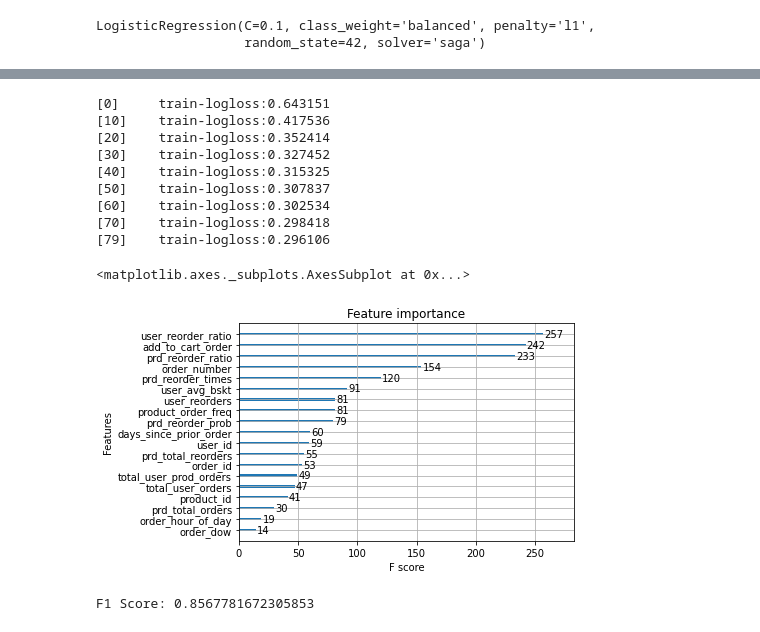
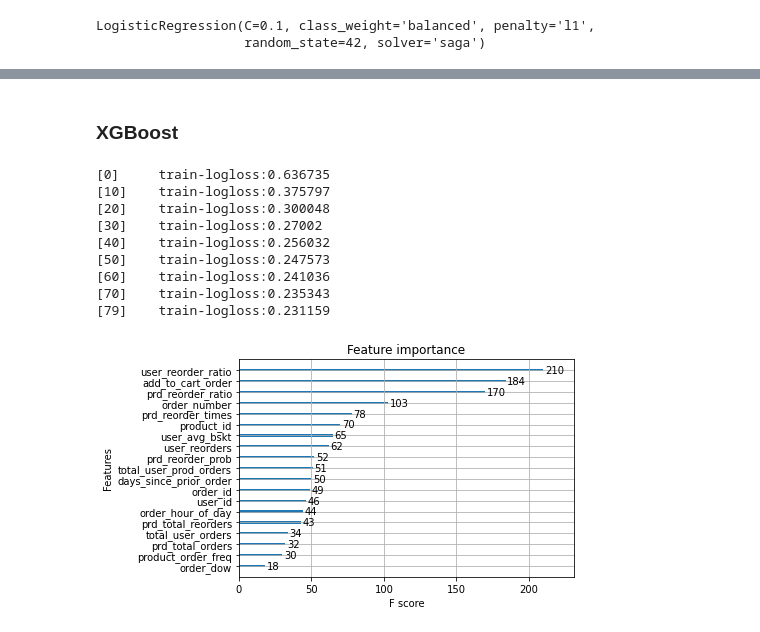
Before and after one commit to brandmend/Instacart_Basket_Prediction_Analysis, a Jupyter notebook: Instacart_EDA_Modeling_MBA.ipynb, the cells around one changed output, grey strips where cells are left out. Cells and saved outputs as stored; diff of their text form; code cells hidden in the pictures.

```diff
--- a/Instacart_EDA_Modeling_MBA.ipynb
+++ b/Instacart_EDA_Modeling_MBA.ipynb
@@ -660,31 +740,32 @@ import xgboost
+# %% [markdown]
+### XGBoost
 # %%
-# Instantiate and train model
+# Instantiate and train model to understand feature importance
 
-d_train = xgboost.DMatrix(X_train, y_train)
+d_train = xgb.DMatrix(X_train, y_train)
 xgb_params = {
     "objective"         : "reg:logistic"
     ,"eval_metric"      : "logloss"
     ,"eta"              : 0.1
     ,"max_depth"        : 6
     ,"min_child_weight" :10
     ,"gamma"            :0.70
     ,"subsample"        :0.76
     ,"colsample_bytree" :0.95
     ,"alpha"            :2e-05
     ,"lambda"           :10
 }
 watchlist= [(d_train, "train")]
-bst = xgboost.train(params=xgb_params, dtrain=d_train, num_boost_round=80, evals=watchlist, verbose_eval=10)
-xgboost.plot_importance(bst);
+bst = xgb.train(params=xgb_params, dtrain=d_train, num_boost_round=80, evals=watchlist, verbose_eval=10)
+xgb.plot_importance(bst);
 # %% [output]
-[0]     train-logloss:0.643151
-[10]    train-logloss:0.417536
-[20]    train-logloss:0.352414
-[30]    train-logloss:0.327452
-[40]    train-logloss:0.315325
-[50]    train-logloss:0.307837
-[60]    train-logloss:0.302534
-[70]    train-logloss:0.298418
-[79]    train-logloss:0.296106
+[0]     train-logloss:0.636735
+[10]    train-logloss:0.375797
+[20]    train-logloss:0.300048
+[30]    train-logloss:0.27002
+[40]    train-logloss:0.256032
+[50]    train-logloss:0.247573
+[60]    train-logloss:0.241036
+[70]    train-logloss:0.235343
+[79]    train-logloss:0.231159
-<matplotlib.axes._subplots.AxesSubplot at 0x...>
-[figure, old version]
+[figure, new version]
@@ -700,16 +771,0 @@ parameters = {
-# %%
-import xgboost as xgb
-
-# #Initializing the model
-xgb = xgb.XGBClassifier(objective='binary:logistic', parameters=parameters, num_boost_round=10)
-
-#fitting the model.
-xgb.fit(X_train, y_train)
-
-#prediction
-y_pred = (xgb.predict_proba(X_test)[:, 1] >= 0.21).astype('int') #setting a threshold.
-
-#Evaluation.
-print('F1 Score: {}'.format(f1_score(y_pred, y_test)))
-# %% [output]
-F1 Score: 0.8567781672305853
```
Also changed, not shown: parts of 131 cells of this notebook, 4 other files.
